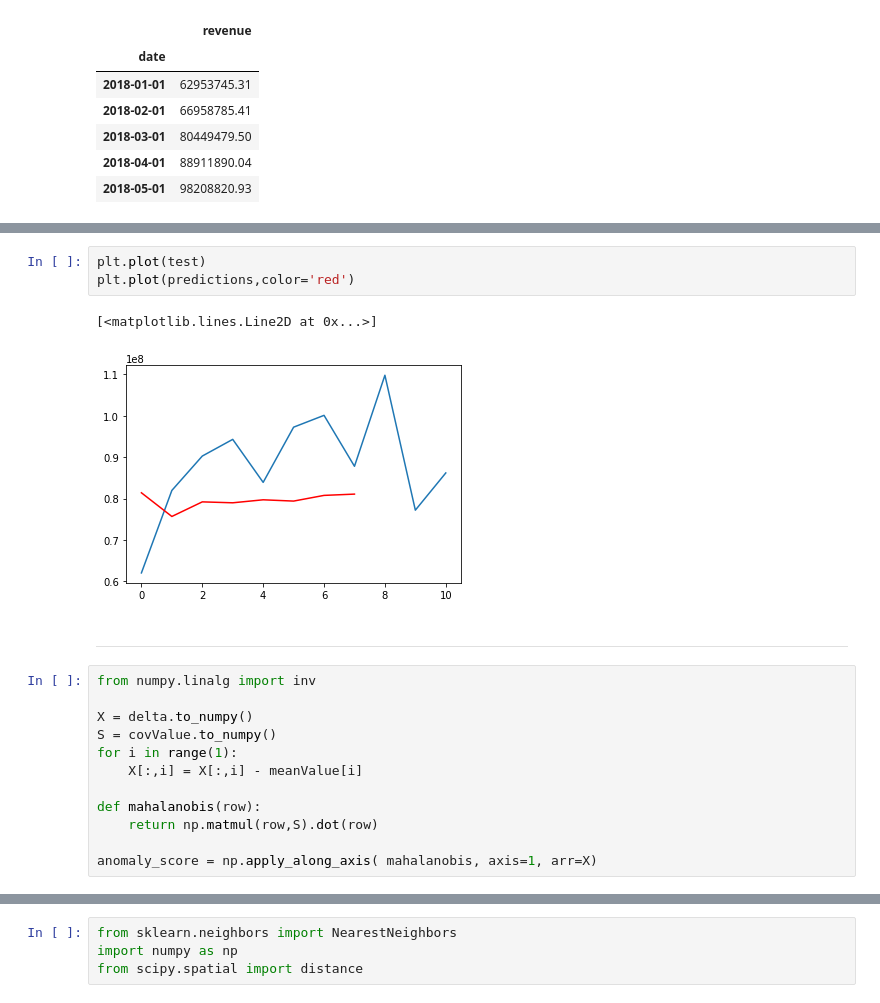
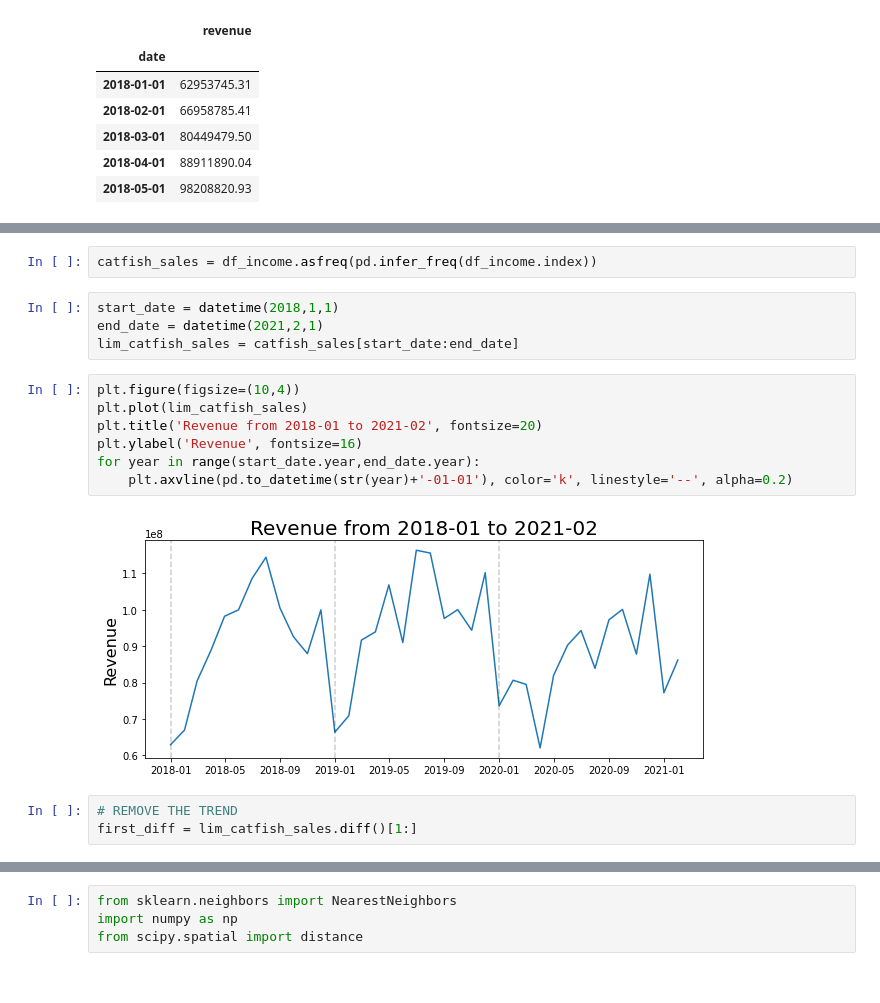
Before and after one commit to durajetz/KosovoCustoms, a Jupyter notebook: Increase prediction.ipynb, the cells around one changed output, grey strips where cells are left out. Drawn from its saved outputs; the diff is of its cells as text.

```diff
--- a/Increase prediction.ipynb
+++ b/Increase prediction.ipynb
@@ -267,20 +124,18 @@ array([81395802.39298686, 75684236.44775663, 79204544.45252654,
-# %%
-plt.plot(test)
-plt.plot(predictions,color='red')
-# %% [output]
-[<matplotlib.lines.Line2D at 0x...>]
-[figure, removed]
-# %% [markdown]
----
-# %%
-from numpy.linalg import inv
-
-X = delta.to_numpy()
-S = covValue.to_numpy()
-for i in range(1):
-    X[:,i] = X[:,i] - meanValue[i]
-
-def mahalanobis(row):
-    return np.matmul(row,S).dot(row)
-
-anomaly_score = np.apply_along_axis( mahalanobis, axis=1, arr=X)
+# %%
+catfish_sales = df_income.asfreq(pd.infer_freq(df_income.index))
+# %%
+start_date = datetime(2018,1,1)
+end_date = datetime(2021,2,1)
+lim_catfish_sales = catfish_sales[start_date:end_date]
+# %%
+plt.figure(figsize=(10,4))
+plt.plot(lim_catfish_sales)
+plt.title('Revenue from 2018-01 to 2021-02', fontsize=20)
+plt.ylabel('Revenue', fontsize=16)
+for year in range(start_date.year,end_date.year):
+    plt.axvline(pd.to_datetime(str(year)+'-01-01'), color='k', linestyle='--', alpha=0.2)
+# %% [output]
+[figure, added]
+# %%
+# REMOVE THE TREND
+first_diff = lim_catfish_sales.diff()[1:]
```
Also changed, not shown: parts of 51 cells of this notebook.
